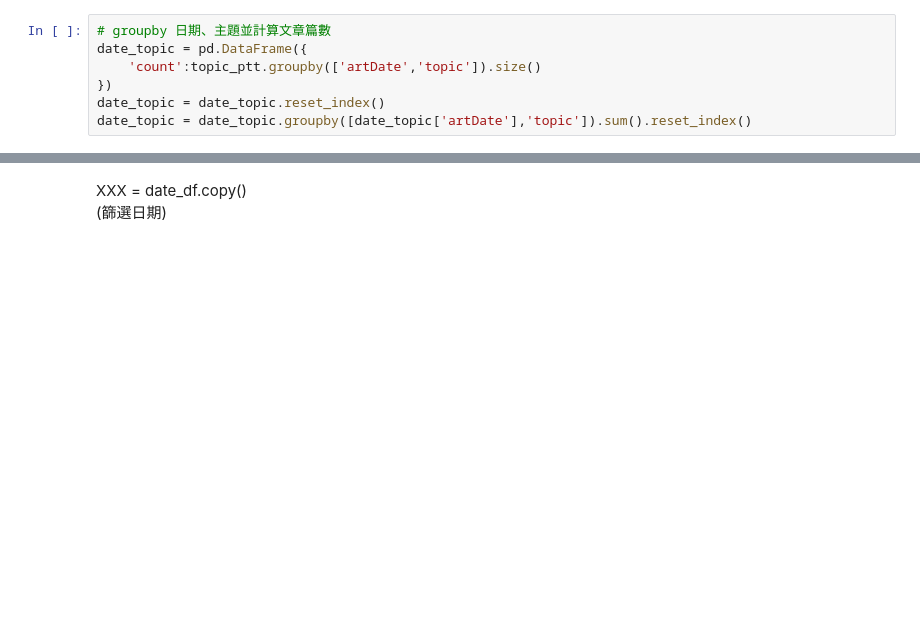
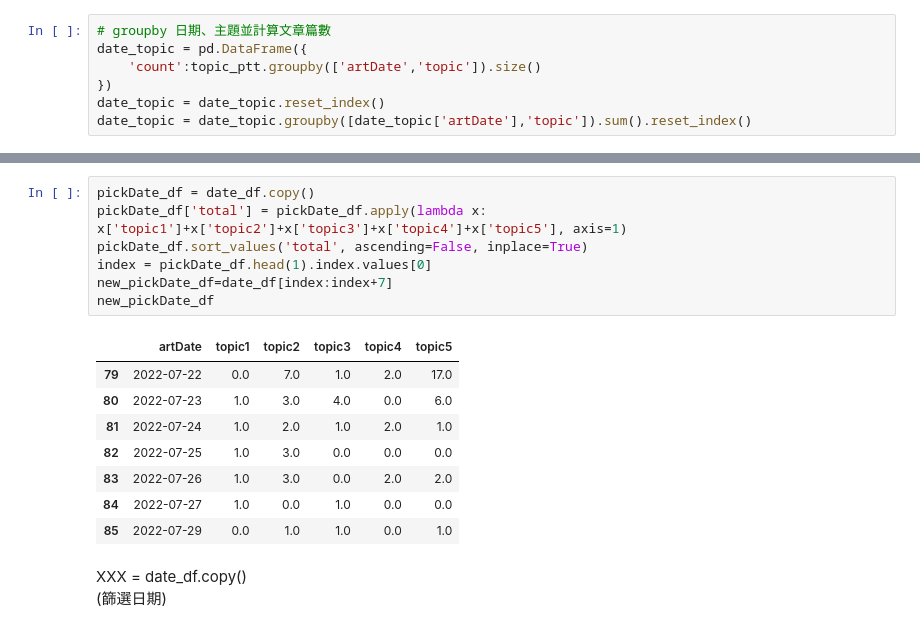
Before and after one commit to collin0825/SocialMediaProject, a Jupyter notebook: project II/Report.ipynb, the cells around one changed output, grey strips where cells are left out. Saved outputs shown, nothing was run; the diff lists cells and outputs as text; blank space fills up the shorter version.

```diff
--- a/project II/Report.ipynb
+++ b/project II/Report.ipynb
@@ -447,3 +445,19 @@ date_df
+# %%
+pickDate_df = date_df.copy()
+pickDate_df['total'] = pickDate_df.apply(lambda x: x['topic1']+x['topic2']+x['topic3']+x['topic4']+x['topic5'], axis=1)
+pickDate_df.sort_values('total', ascending=False, inplace=True)
+index = pickDate_df.head(1).index.values[0]
+new_pickDate_df=date_df[index:index+7]
+new_pickDate_df
+# %% [output]
+|  | artDate | topic1 | topic2 | topic3 | topic4 | topic5 |
+| 79 | 2022-07-22 | 0.0 | 7.0 | 1.0 | 2.0 | 17.0 |
+| 80 | 2022-07-23 | 1.0 | 3.0 | 4.0 | 0.0 | 6.0 |
+| 81 | 2022-07-24 | 1.0 | 2.0 | 1.0 | 2.0 | 1.0 |
+| 82 | 2022-07-25 | 1.0 | 3.0 | 0.0 | 0.0 | 0.0 |
+| 83 | 2022-07-26 | 1.0 | 3.0 | 0.0 | 2.0 | 2.0 |
+| 84 | 2022-07-27 | 1.0 | 0.0 | 1.0 | 0.0 | 0.0 |
+| 85 | 2022-07-29 | 0.0 | 1.0 | 1.0 | 0.0 | 1.0 |
 # %% [markdown]
 XXX = date_df.copy() <br>
 (篩選日期)
```
Also changed, not shown: parts of 13 cells of this notebook, 14 other files.
